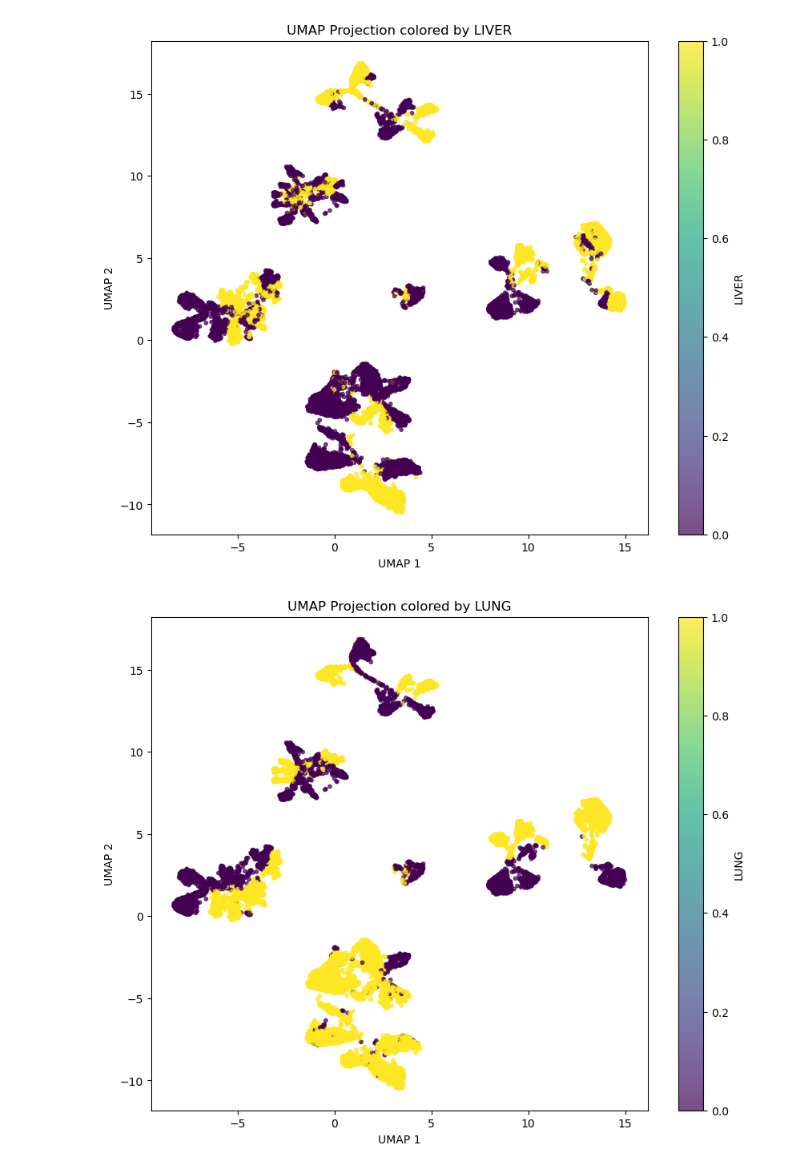
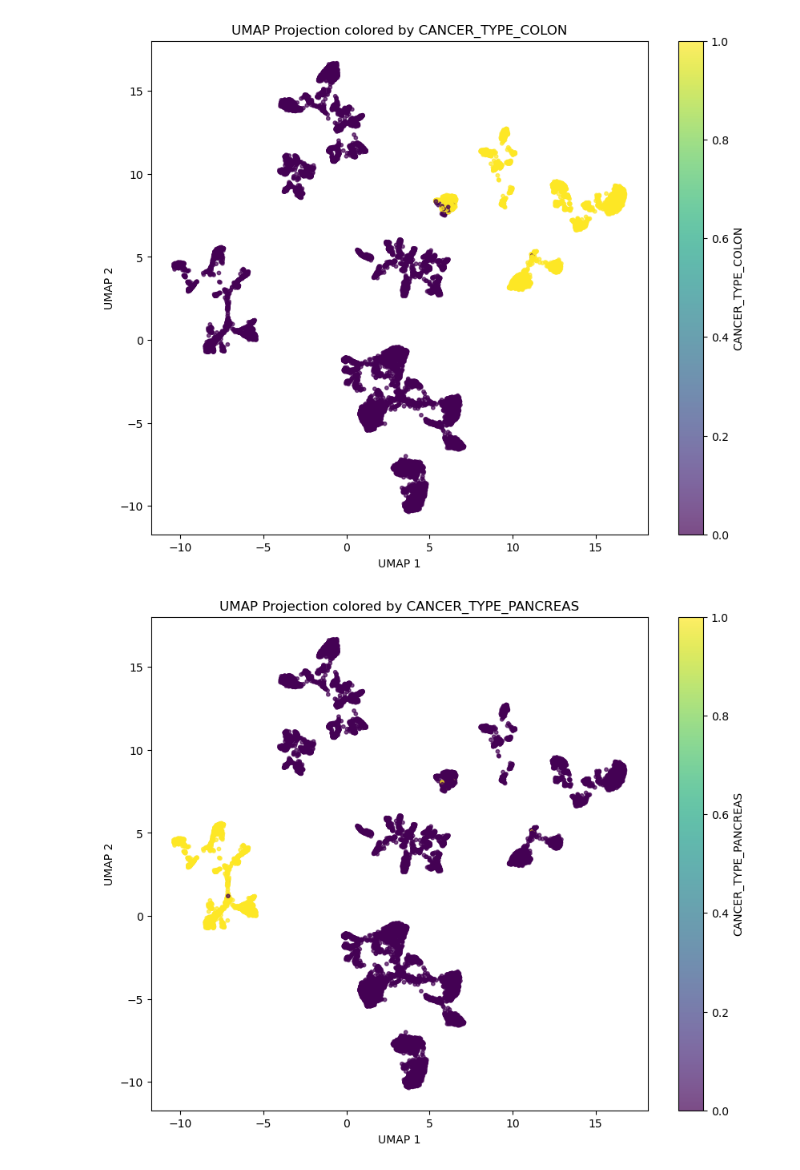
Before and after one commit to Lyce24/DLG_Final_Project, a Jupyter notebook: autoencoder_pipeline.ipynb, the cells around one changed output. Saved outputs shown, nothing was run; the diff lists cells and outputs as text; code cells hidden in the pictures.

```diff
--- a/autoencoder_pipeline.ipynb
+++ b/autoencoder_pipeline.ipynb
@@ -7,16 +7,18 @@ from utils.ae_script import (prepare_data,
                              training_loop,
                              generate_patient_embeddings,
                              plot_umap_by_targets,
-                             downstream_performance)
+                             downstream_performance,
+                             interpret_model)
 
 from utils.autoencoder_model import (MultimodalCrossAttentionAutoencoder,
                                      Autoencoder)
 
+device = torch.device("cuda" if torch.cuda.is_available() else "cpu")
 # ---------------------------------------------
 # 1) LOAD & PREPROCESS DATA
 # ---------------------------------------------
 
-threshold = 10  # Set the threshold for filtering mutations
+threshold = 15  # Set the threshold for filtering mutations
 df = pd.read_csv(f"./data/msk_2024_fe_{threshold}.csv")
 
 # locate the columns index for OS_MONTHS
@@ -28,0 +36,10 @@ GMP, CD_BINARY, CD_NUMERIC, patient_ids = prepare_data(gene_mutations, data_labe
+# %%
+# 'highest_stage_recorded', 'CNS_BRAIN', 'LIVER', 'LUNG', 'Regional', 'Distant', 'CANCER_TYPE_BREAST', 'CANCER_TYPE_COLON', 'CANCER_TYPE_LUNG', 'CANCER_TYPE_PANCREAS', 'CANCER_TYPE_PROSTATE'
+cd_bin = ['highest_stage_recorded', 'CNS_BRAIN', 'LIVER', 'LUNG', 'Regional', 'Distant', 'CANCER_TYPE_BREAST', 'CANCER_TYPE_COLON', 'CANCER_TYPE_LUNG', 'CANCER_TYPE_PANCREAS', 'CANCER_TYPE_PROSTATE']
+cd_num = ['CURRENT_AGE_DEID', 'TMB_NONSYNONYMOUS', 'FRACTION_GENOME_ALTERED']
+GMP, CD_BINARY, CD_NUMERIC, patient_ids, all_columns, fulldata_set = prepare_data(gene_mutations, data_labels, cd_bin=cd_bin, cd_num=cd_num, device=device)
+print(f"Gene Mutation Profile: {GMP.shape}")
+print(f"CD Binary: {CD_BINARY.shape}")
+print(f"CD Numeric: {CD_NUMERIC.shape}")
+print(f"Overall Features: {GMP.shape[1] + CD_BINARY.shape[1] + CD_NUMERIC.shape[1]}")
+print(f"Full Data: {fulldata_set.shape}")
@@ -44,7 +67,7 @@ train_loader, val_loader = create_dataset(
 # %%
 ae_type = "mcaae" # Choose between "msaae" "mcaae" or "gmp"
 training_method = 'normal'  # Loss function for autoencoder (can be 'normal', 'masked', or 'denoising')
-backbone = "attn_v2" # 'mlp', 'residual', 'attn', 'attn_v2', 'self_attn'
+backbone = "self_attn" # 'mlp', 'residual', 'attn', 'attn_v2', 'self_attn'
 
 latent_dim = 256
 hidden_dim = 256
@@ -70,9 +93,14 @@ if ae_type == "mcaae":
         input_dim_cd=CD_BINARY.shape[1] + CD_NUMERIC.shape[1],
         hidden_dim=hidden_dim,
         latent_dim=latent_dim,
-        num_heads=num_heads,
+        gmp_num_layers=2,
+        cd_num_layers=1,
         dropout=dropout,
-        num_layers=num_layers,
+        cross_attn_mode="shared",    # "stacked" or "shared"
+        cross_attn_layers=2,
+        cd_encoder_mode="attention",   # "mlp" or "attention"
+        gmp_use_pos=True,
+        gmp_tokens=1
     ).to(device)
 
 elif ae_type == "msaae" or ae_type == "gmp":
@@ -83,13 +111,16 @@ elif ae_type == "msaae" or ae_type == "gmp":
         hidden_dim=hidden_dim,
         dropout=dropout,
         num_heads=num_heads,
-        num_layers=num_layers
+        num_layers=num_layers,
+        use_pos=True,
+        num_tokens=1
     ).to(device)
 else:
     raise ValueError("Invalid model type. Choose 'multimodal' or 'autoencoder'.")
 # %%
 num_epochs = 70
-learning_rate = 0.001
+# 1e-2, 5e-3, 1e-3, 5e-4, 1e-4
+learning_rate = 5e-4
 alpha = 0.4
 l2_lambda = 1e-4
 mask_ratio = 0.3  # Ratio of input features to mask (for masked autoencoder)
@@ -195,5 +247,6 @@ Test Loss: 7.1670, Test c-index: 0.7427
 # %%
-targets = ['highest_stage_recorded','CNS_BRAIN','LIVER','LUNG','Regional','Distant','CANCER_TYPE_BREAST','CANCER_TYPE_LUNG','CANCER_TYPE_COLON','CANCER_TYPE_PANCREAS','CANCER_TYPE_PROSTATE']
+# targets = ['highest_stage_recorded','CNS_BRAIN','LIVER','LUNG','Regional','Distant','CANCER_TYPE_BREAST','CANCER_TYPE_LUNG','CANCER_TYPE_COLON','CANCER_TYPE_PANCREAS','CANCER_TYPE_PROSTATE']
+targets = ['CANCER_TYPE_BREAST','CANCER_TYPE_LUNG','CANCER_TYPE_COLON','CANCER_TYPE_PANCREAS','CANCER_TYPE_PROSTATE']
 
 # Get highest stage recorded; convert to float32 for PyTorch
 y = df[targets].values.astype(np.float32)
@@ -210,2 +263,2 @@ plot_umap_by_targets(
-[figure, old version]
+[figure, new version]
-[figure, old version]
+[figure, new version]
```
Also changed, not shown: parts of 7 cells of this notebook, 8 other files.
